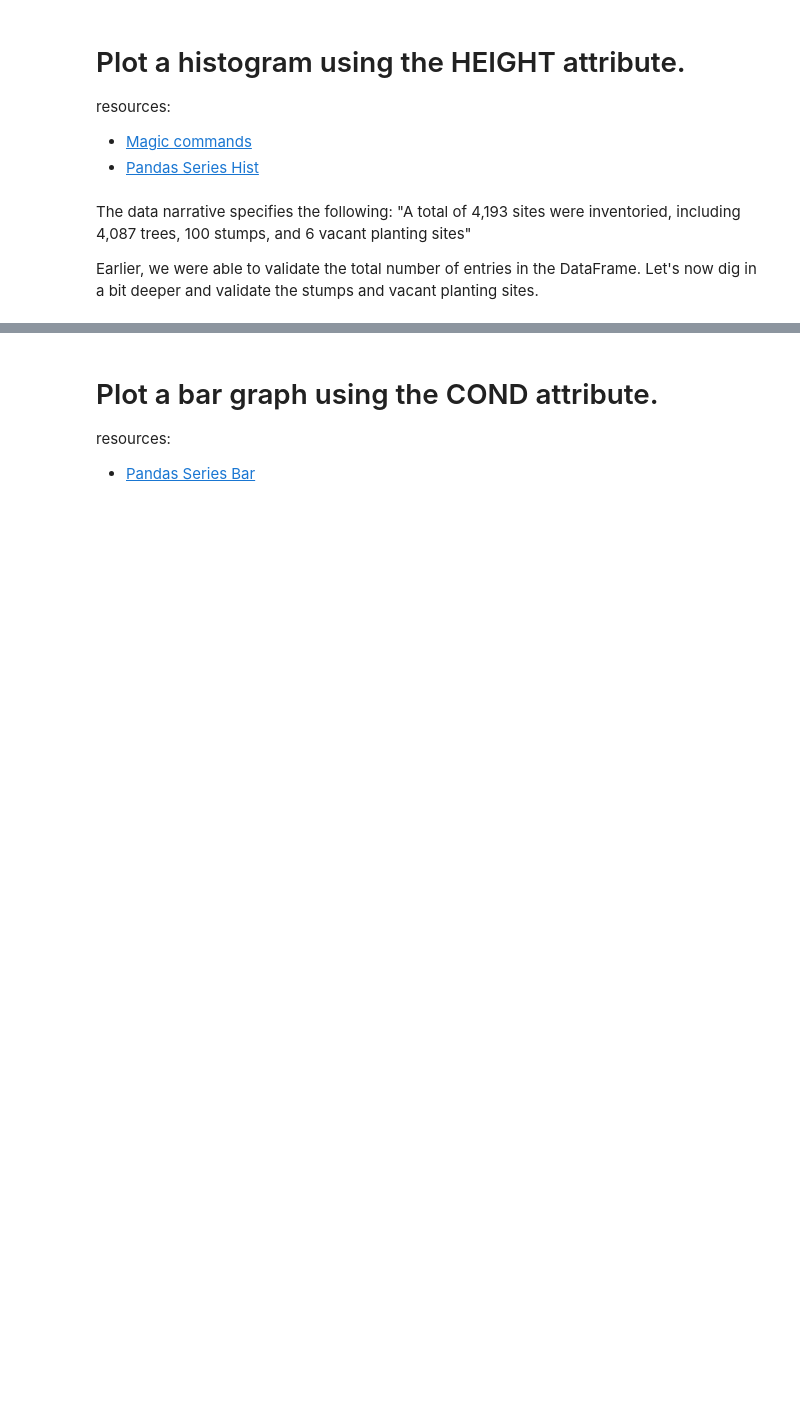
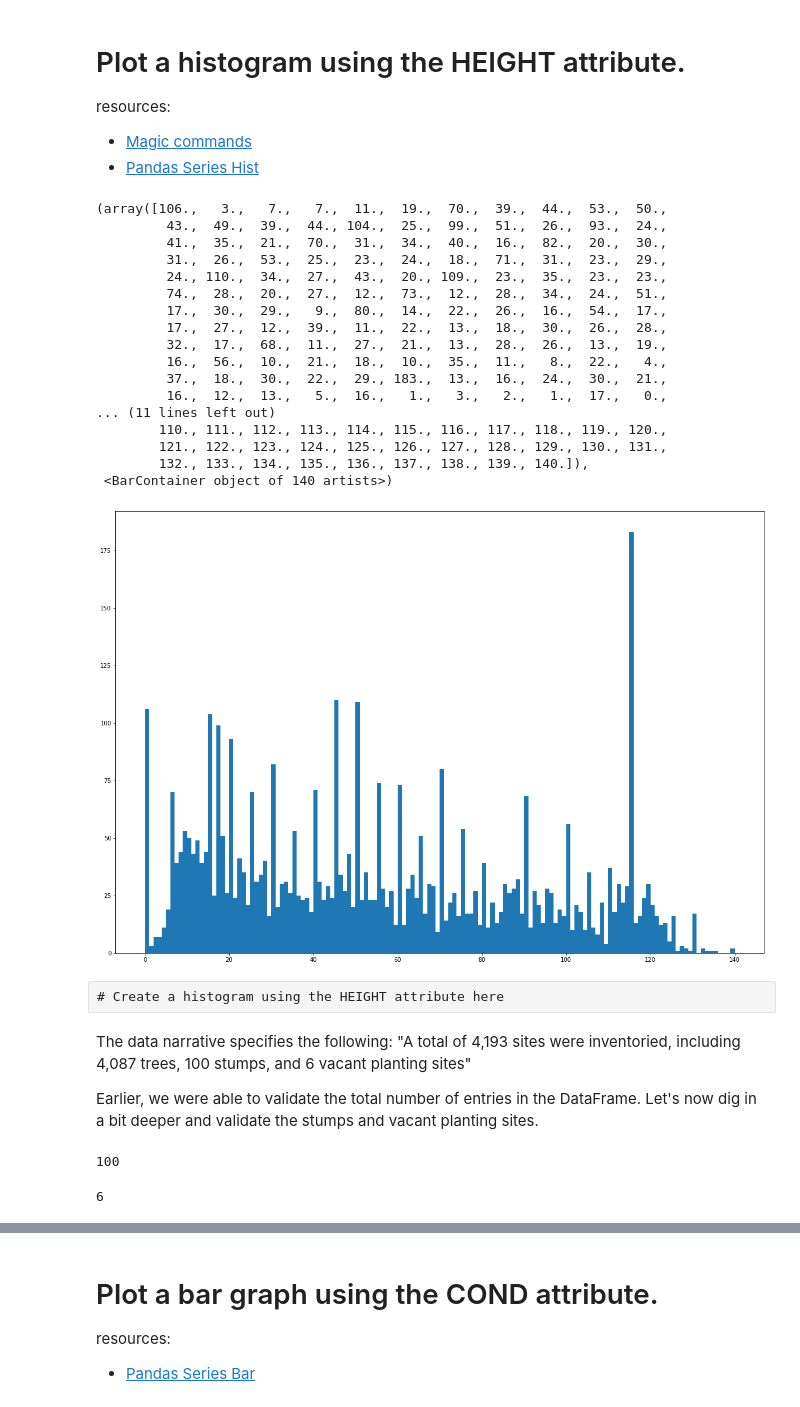
Before and after one commit to vandanafs/DataEngineering.Labs.CityOfNewarkDETreeSurvey, a Jupyter notebook: newark_de_tree_survey.ipynb, the cells around one changed output, grey strips where cells are left out. Cells and saved outputs as stored; diff of their text form; code cells hidden in the pictures; blank space fills up the shorter version.

```diff
--- a/newark_de_tree_survey.ipynb
+++ b/newark_de_tree_survey.ipynb
@@ -11,5 +11,7 @@ resources:
 * [Pandas read csv docs](https://pandas.pydata.org/pandas-docs/stable/reference/api/pandas.read_csv.html#pandas.read_csv)
 # %%
 # Create DataFrame here.
+
+tree_df=pd.read_csv('data/newark_tree_data.csv', sep=',')
 # %%
 # Display the first few rows of the DataFrame here.
@@ -33 +76,6 @@ Let's provide the index_col and the usecols args when we invoke the read_csv met
+# %%
+# Create the new DataFrame here.
+
+new_df=tree_df[['ID','UNIQUEID','COMMON','BOTANICAL','COND','RISK','HEIGHT']]  # only these many columns assigning to new_df
+new_df=new_df.set_index('ID')
 # %%
@@ -58,5 +135,29 @@ resources:
 # %%
 # Create a histogram using the HEIGHT attribute here
+plot.figure(figsize=(20,14))
+plot.hist(new_df.HEIGHT,new_df.HEIGHT.max())
+#new_df.plot.hist()   # same as above
+# %% [output]
+(array([106.,   3.,   7.,   7.,  11.,  19.,  70.,  39.,  44.,  53.,  50.,
+         43.,  49.,  39.,  44., 104.,  25.,  99.,  51.,  26.,  93.,  24.,
+         41.,  35.,  21.,  70.,  31.,  34.,  40.,  16.,  82.,  20.,  30.,
+         31.,  26.,  53.,  25.,  23.,  24.,  18.,  71.,  31.,  23.,  29.,
+         24., 110.,  34.,  27.,  43.,  20., 109.,  23.,  35.,  23.,  23.,
+         74.,  28.,  20.,  27.,  12.,  73.,  12.,  28.,  34.,  24.,  51.,
+         17.,  30.,  29.,   9.,  80.,  14.,  22.,  26.,  16.,  54.,  17.,
+         17.,  27.,  12.,  39.,  11.,  22.,  13.,  18.,  30.,  26.,  28.,
+         32.,  17.,  68.,  11.,  27.,  21.,  13.,  28.,  26.,  13.,  19.,
+         16.,  56.,  10.,  21.,  18.,  10.,  35.,  11.,   8.,  22.,   4.,
+         37.,  18.,  30.,  22.,  29., 183.,  13.,  16.,  24.,  30.,  21.,
+         16.,  12.,  13.,   5.,  16.,   1.,   3.,   2.,   1.,  17.,   0.,
+... (11 lines left out)
+        110., 111., 112., 113., 114., 115., 116., 117., 118., 119., 120.,
+        121., 122., 123., 124., 125., 126., 127., 128., 129., 130., 131.,
+        132., 133., 134., 135., 136., 137., 138., 139., 140.]),
+ <BarContainer object of 140 artists>)
+[figure, added]
+# %% [raw]
+# Create a histogram using the HEIGHT attribute here
 # %% [markdown]
 The data narrative specifies the following:
 "A total of 4,193 sites were inventoried, including 4,087 trees, 100 stumps, and 6 vacant planting sites"
@@ -64,3 +165,7 @@ The data narrative specifies the following:
 Earlier, we were able to validate the total number of entries in the DataFrame. Let's now dig in a bit deeper and validate the stumps and vacant planting sites.
 # %%
 # How many entries are stumps
+#tree_df[tree_df['BOTANICAL'].str.contains('stump')].count()['UNIQUEID']
+len(new_df[new_df.COMMON=='stump'])
+# %% [output]
+100
@@ -70,0 +172,7 @@ Earlier, we were able to validate the total number of entries in the DataFrame.
+# %%
+# How many entries are vacant sites
+tree_df[tree_df['BOTANICAL'].str.contains('vacant')].count()['UNIQUEID']  # vacant is part of botanical
+
+#len(new_df.query('COMMON.str.contains("vacant")',engine='python'))
+# %% [output]
+6
```
Also changed, not shown: parts of 25 cells of this notebook.
